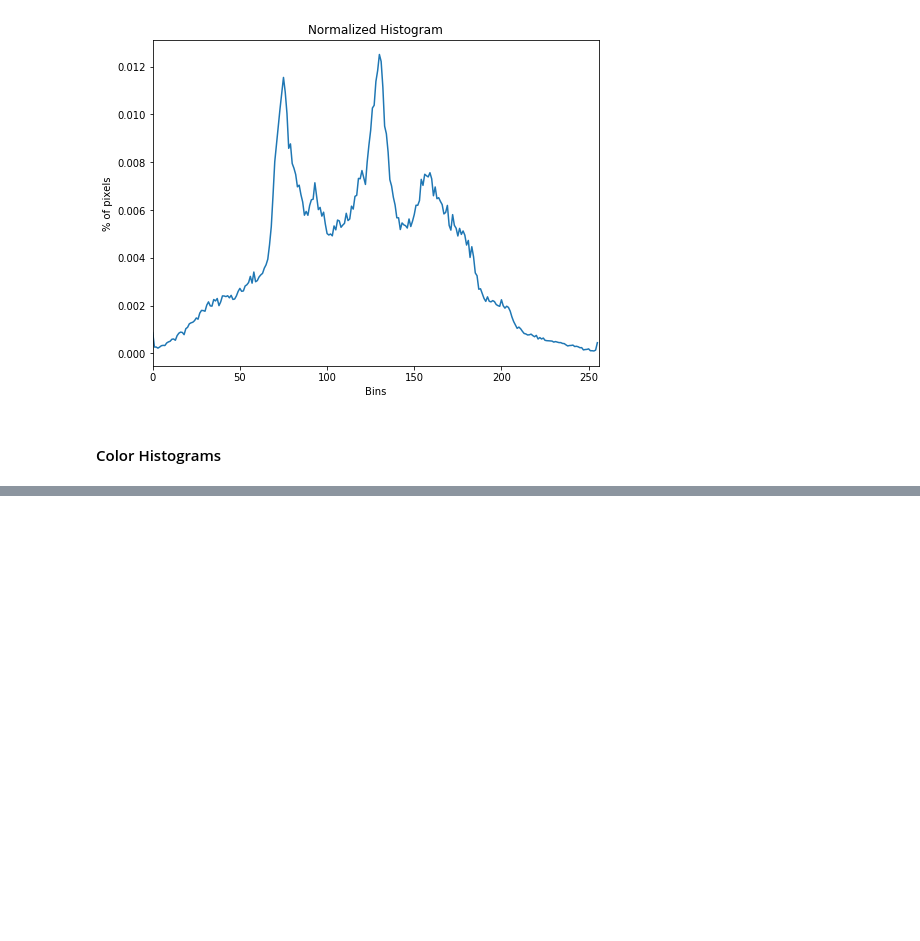
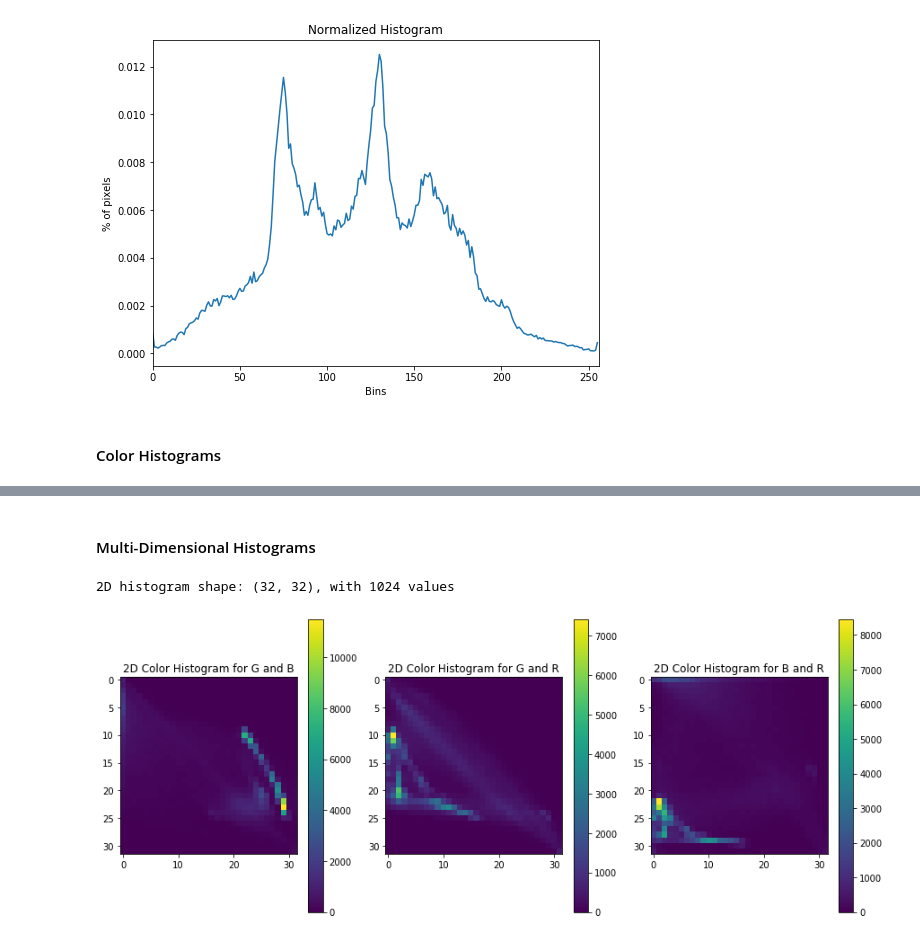
Before and after one commit to KarthikKothareddy/pisgurus, a Jupyter notebook: histograms.ipynb, the cells around one changed output, grey strips where cells are left out. Saved outputs shown, nothing was run; the diff lists cells and outputs as text; code cells hidden in the pictures; blank space fills up the shorter version.

```diff
--- a/histograms.ipynb
+++ b/histograms.ipynb
@@ -85,0 +89,37 @@ display_histogram(hists)
+# %% [markdown]
+#### Multi-Dimensional Histograms
+# %%
+# 2D Histogram
+
+fig = plt.figure(figsize=(15, 6))
+# plot a 2D color histogram for green and blue
+ax = fig.add_subplot(131)
+hist = cv2.calcHist([g, b], [0, 1], None, [32, 32],
+    [0, 256, 0, 256])
+p = ax.imshow(hist, interpolation="nearest")
+ax.set_title("2D Color Histogram for G and B")
+plt.colorbar(p)
+
+# plot a 2D color histogram for green and red
+ax = fig.add_subplot(132)
+hist = cv2.calcHist([g, r], [0, 1], None, [32, 32],
+    [0, 256, 0, 256])
+p = ax.imshow(hist, interpolation="nearest")
+ax.set_title("2D Color Histogram for G and R")
+plt.colorbar(p)
+
+# plot a 2D color histogram for blue and red
+ax = fig.add_subplot(133)
+hist = cv2.calcHist([b, r], [0, 1], None, [32, 32],
+    [0, 256, 0, 256])
+p = ax.imshow(hist, interpolation="nearest")
+ax.set_title("2D Color Histogram for B and R")
+plt.colorbar(p)
+
+# finally, let's examine the dimensionality of one of the 2D
+# histograms
+print("2D histogram shape: {}, with {} values".format(
+    hist.shape, hist.flatten().shape[0]))
+# %% [output]
+2D histogram shape: (32, 32), with 1024 values
+[figure, added]
```
Also changed, not shown: parts of 7 cells of this notebook, 1 other file.
